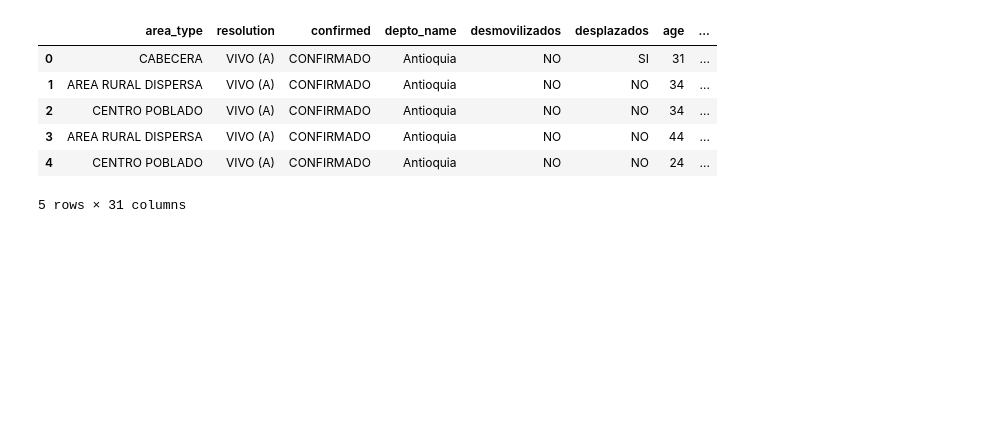
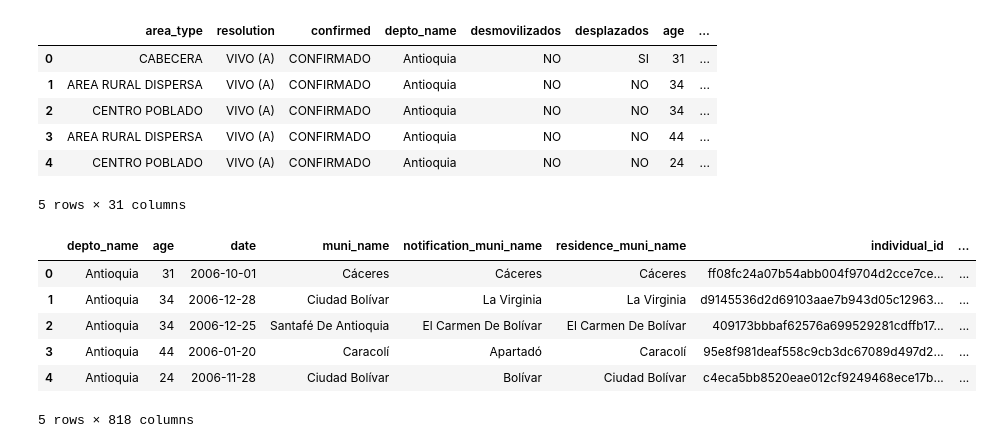
Before and after one commit to Data-Lama/pathogen_study_regions_generator, a Jupyter notebook: src/Notes_andrea.ipynb, the cells around one changed output. Saved outputs shown, nothing was run; the diff lists cells and outputs as text; code cells hidden in the pictures; blank space fills up the shorter version.

```diff
--- a/src/Notes_andrea.ipynb
+++ b/src/Notes_andrea.ipynb
@@ -16,6 +16,7 @@ df.head()
 # %%
 def one_hot_encoding(df, columns_to_exclude=[]):
     # Determine columns of categorical variables
+    encoding_dict = {}
 
     variables_names = df.dtypes.index.to_list()
     categorical_variables = [not (np.issubdtype(i, np.number) or np.issubdtype(i, np.datetime64)) \
@@ -25,4 +26,21 @@ def one_hot_encoding(df, columns_to_exclude=[]):
     for idx, var in enumerate(categorical_variables):
         if var and variables_names[idx] not in columns_to_exclude: variables_to_encode.append(variables_names[idx])
 
-    return variables_to_encode
+
+    for var in variables_to_encode:
+        translation_dic = {}
+
+        # Assign names to new columns
+        new_cols, old_cols = zip(*[(f'{var}_{idx + 1}', i) for idx, i in enumerate(df[var].unique())])
+        encoding_dict[var] = dict([(i, j) for i, j in zip(new_cols, old_cols)])
+        translation_dic[var] = dict([(j, i) for i, j in zip(new_cols, old_cols)])
+
+        # Create dummy variables
+        df_tmp = pd.get_dummies(df[var])
+        df_tmp.rename(columns=translation_dic[var], inplace=True)
+
+        # Merge and drop original column
+        df = df.merge(df_tmp, left_index=True, right_index=True)
+        df.drop(columns=var, inplace=True)
+
+    return df, encoding_dict
@@ -37 +47,21 @@ df_tmp = pd.get_dummies(df[var])
+# %%
+df_encoded, encoding_dict = one_hot_encoding(df, columns_to_exclude=['depto_name',
+                                        'muni_name',
+                                        'notification_muni_name',
+                                        'residence_muni_name',
+                                        'individual_id',
+                                        'depto_id',
+                                        'muni_id',
+                                        'notification_muni_id',
+                                        'residence_muni_id'])
+
+df_encoded.head()
+# %% [output]
+|  | depto_name | age | date | muni_name | notification_muni_name | residence_muni_name | individual_id | ... |
+| 0 | Antioquia | 31 | 2006-10-01 | Cáceres | Cáceres | Cáceres | ff08fc24a07b54abb004f9704d2cce7ce... | ... |
+| 1 | Antioquia | 34 | 2006-12-28 | Ciudad Bolívar | La Virginia | La Virginia | d9145536d2d69103aae7b943d05c12963... | ... |
+| 2 | Antioquia | 34 | 2006-12-25 | Santafé De Antioquia | El Carmen De Bolívar | El Carmen De Bolívar | 409173bbbaf62576a699529281cdffb17... | ... |
+| 3 | Antioquia | 44 | 2006-01-20 | Caracolí | Apartadó | Caracolí | 95e8f981deaf558c9cb3dc67089d497d2... | ... |
+| 4 | Antioquia | 24 | 2006-11-28 | Ciudad Bolívar | Bolívar | Ciudad Bolívar | c4eca5bb8520eae012cf9249468ece17b... | ... |
+5 rows × 818 columns
 # %%
```
Also changed, not shown: parts of 3 cells of this notebook, 2 other files.
